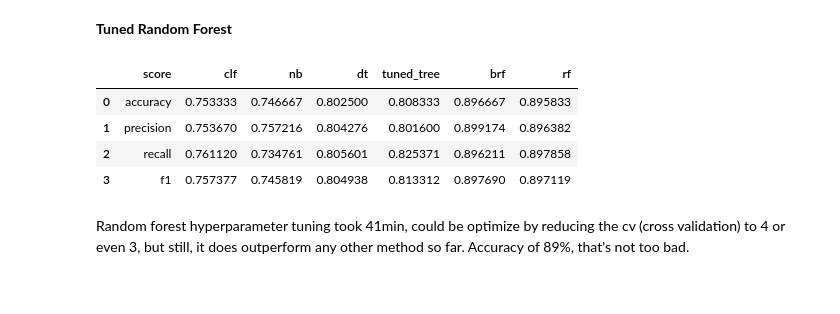
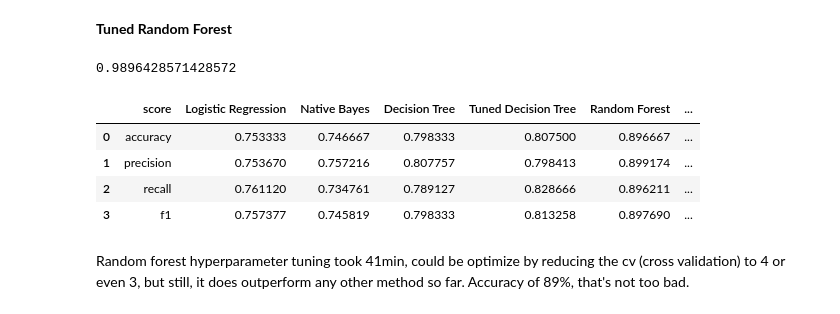
Before and after one commit to GuillaumeCLEMENT314/DataScience, a Jupyter notebook: apple_quality_EDA_classification.ipynb, the cells around one changed output. Cells and saved outputs as stored; diff of their text form; code cells hidden in the pictures.

```diff
--- a/apple_quality_EDA_classification.ipynb
+++ b/apple_quality_EDA_classification.ipynb
@@ -351,15 +361,7 @@ forest_importances.plot.bar(ax=ax)
 **Random Forest**<br>
 Alright, tuned decision tree is performing in a similar way. Now let's try set up an untuned random forest and then a tuned random forest.
 # %%
-bare_random_forest = RandomForestClassifier(random_state=42)
+random_forest = RandomForestClassifier(random_state=42)
 
-bare_random_forest.fit(X_train, y_train)
-y_pred_bare_rf = bare_random_forest.predict(X_test)
+random_forest.fit(X_train, y_train)
+y_pred_bare_rf = random_forest.predict(X_test)
-# %%
-accuracy_brf = accuracy_score(y_true=y_test, y_pred=y_pred_bare_rf)
-precision_brf = precision_score(y_true=y_test, y_pred=y_pred_bare_rf)
-recall_brf = recall_score(y_true=y_test, y_pred=y_pred_bare_rf)
-f1_brf = f1_score(y_true=y_test, y_pred=y_pred_bare_rf)
-
-model_comparison['brf'] = [accuracy_brf, precision_brf, recall_brf, f1_brf]
-model_comparison
@@ -372,7 +385,7 @@ model_comparison
 # %% [markdown]
 **Tuned Random Forest**
 # %%
-random_forest = RandomForestClassifier(random_state=42)
+tobetuned_random_forest = RandomForestClassifier(random_state=42)
 cv_params_rf = {'max_depth': [3,5,None],
                 'max_features': [1.0],
                 'max_samples': [0.7],
@@ -384,9 +397,9 @@ cv_params_rf = {'max_depth': [3,5,None],
 
 scoring_rf = ['accuracy', 'precision', 'recall', 'f1', 'roc_auc']
 
-rf = GridSearchCV(random_forest, cv_params_rf, scoring=scoring_rf, cv=5, refit='roc_auc')
+trf = GridSearchCV(random_forest, cv_params_rf, scoring=scoring_rf, cv=5, refit='roc_auc')
 
-rf.fit(X_train,y_train)
-y_pred_rf = rf.predict(X_test)
+trf.fit(X_train,y_train)
+y_pred_trf = trf.predict(X_test)
 # %%
 filename = 'RandomForestOptimized.sav'
@@ -394,17 +407,18 @@ pickle.dump(rf, open(filename,'wb'))
-# %%
-accuracy_rf = accuracy_score(y_true=y_test, y_pred=y_pred_rf)
-precision_rf = precision_score(y_true=y_test, y_pred=y_pred_rf)
-recall_rf = recall_score(y_true=y_test, y_pred=y_pred_rf)
-f1_rf = f1_score(y_true=y_test, y_pred=y_pred_rf)
-
-model_comparison['rf'] = [accuracy_rf, precision_rf, recall_rf, f1_rf]
-model_comparison
-# %% [output]
-|  | score | clf | nb | dt | tuned_tree | brf | rf |
-| 0 | accuracy | 0.753333 | 0.746667 | 0.802500 | 0.808333 | 0.896667 | 0.895833 |
-| 1 | precision | 0.753670 | 0.757216 | 0.804276 | 0.801600 | 0.899174 | 0.896382 |
-| 2 | recall | 0.761120 | 0.734761 | 0.805601 | 0.825371 | 0.896211 | 0.897858 |
-| 3 | f1 | 0.757377 | 0.745819 | 0.804938 | 0.813312 | 0.897690 | 0.897119 |
+# %%
+y_pred_internal_trf = trf.predict(X_train)
+trf_train_accuracy = accuracy_score(y_train, y_pred_internal_trf)
+trf_train_accuracy
+# %% [output]
+0.9896428571428572
+# %%
+results_df(y_true=y_test, y_pred=y_pred_trf, df=model_comparison, name = 'Tuned Random Forest')
+model_comparison
+# %% [output]
+|  | score | Logistic Regression | Native Bayes | Decision Tree | Tuned Decision Tree | Random Forest | ... |
+| 0 | accuracy | 0.753333 | 0.746667 | 0.798333 | 0.807500 | 0.896667 | ... |
+| 1 | precision | 0.753670 | 0.757216 | 0.807757 | 0.798413 | 0.899174 | ... |
+| 2 | recall | 0.761120 | 0.734761 | 0.789127 | 0.828666 | 0.896211 | ... |
+| 3 | f1 | 0.757377 | 0.745819 | 0.798333 | 0.813258 | 0.897690 | ... |
 # %% [markdown]
 Random forest hyperparameter tuning took 41min, could be optimize by reducing the cv (cross validation) to 4 or even 3, but still, it does outperform any other method so far. Accuracy of 89%, that's not too bad.
 # %%
```
Also changed, not shown: parts of 63 cells of this notebook.
